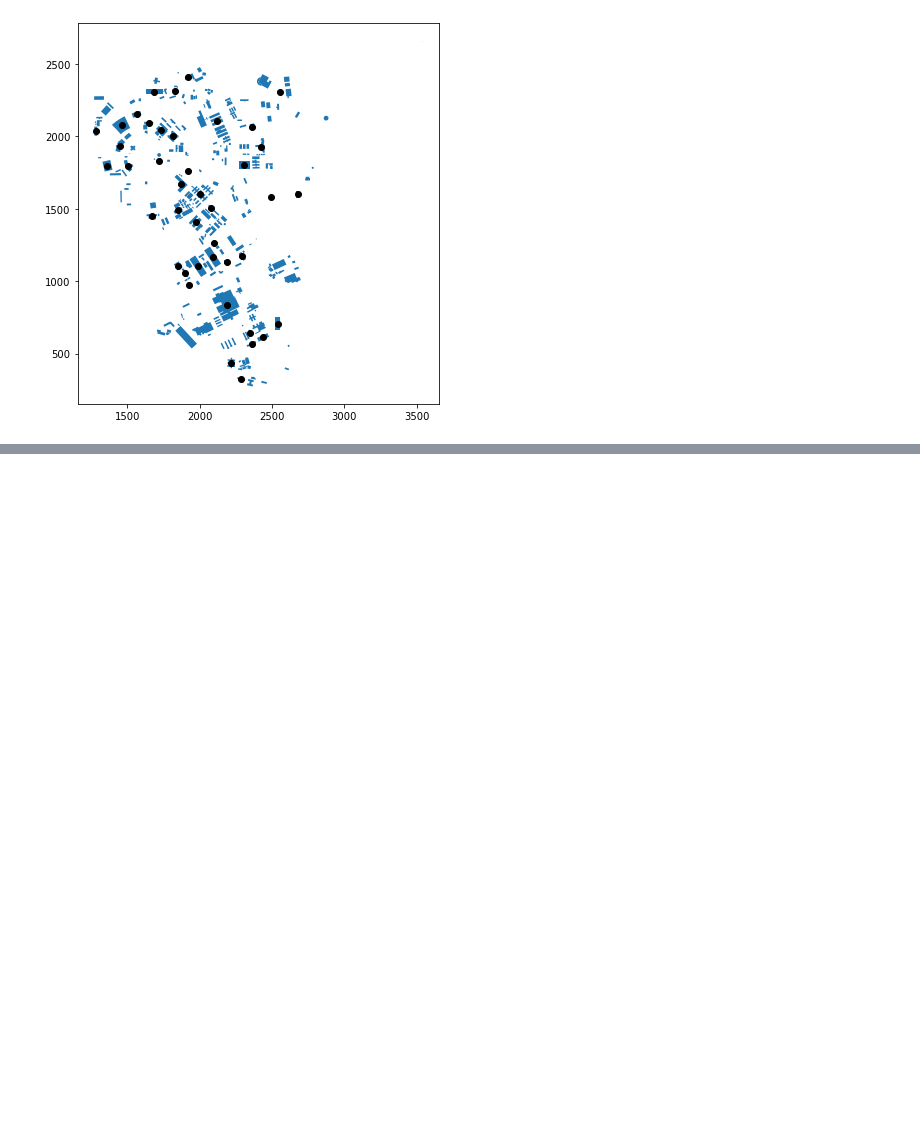
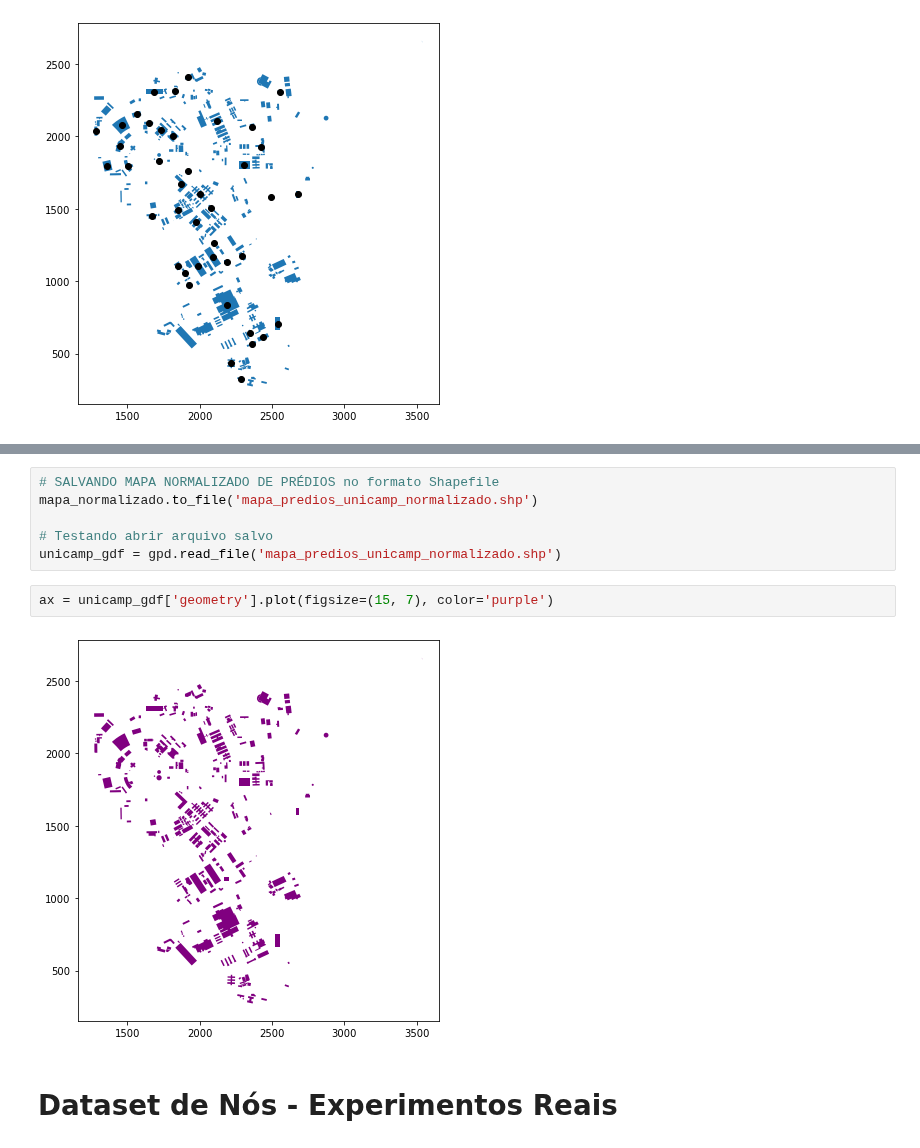
Before and after one commit to wasp-lahis/ns3-bmap, a Jupyter notebook: NS3/obstacle_exp/create-unicamp-datasets.ipynb, the cells around one changed output, grey strips where cells are left out. Cells and saved outputs as stored; diff of their text form; blank space fills up the shorter version.

Commit message:
dataset exp reais

```diff
--- a/NS3/obstacle_exp/create-unicamp-datasets.ipynb
+++ b/NS3/obstacle_exp/create-unicamp-datasets.ipynb
@@ -1433,0 +1466,12 @@ nodes_df["centroid"].plot(ax=ax, color="black")
+# %%
+# SALVANDO MAPA NORMALIZADO DE PRÉDIOS no formato Shapefile
+mapa_normalizado.to_file('mapa_predios_unicamp_normalizado.shp')
+
+# Testando abrir arquivo salvo
+unicamp_gdf = gpd.read_file('mapa_predios_unicamp_normalizado.shp')
+# %%
+ax = unicamp_gdf['geometry'].plot(figsize=(15, 7), color='purple')
+# %% [output]
+[figure, added]
+# %% [markdown]
+# Dataset de Nós - Experimentos Reais
```
Also changed, not shown: parts of 16 cells of this notebook, 7 other files.
